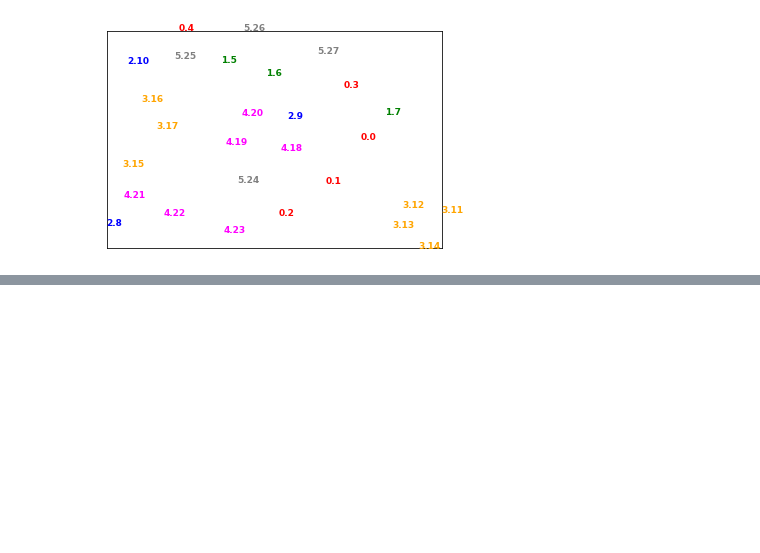
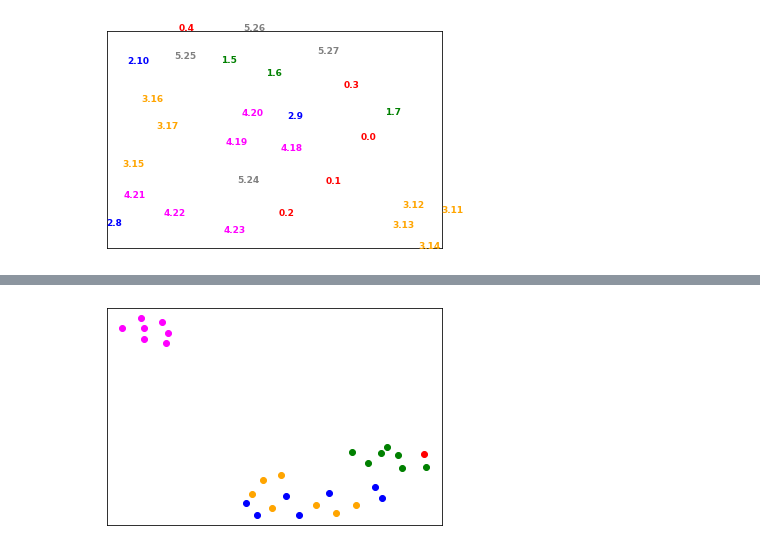
Before and after one commit to thomasly/slgnn, a Jupyter notebook: contextSub_pretrained_model_validation.ipynb, the cells around one changed output, grey strips where cells are left out. Cells and saved outputs as stored; diff of their text form; code cells hidden in the pictures; blank space fills up the shorter version.

```diff
--- a/contextSub_pretrained_model_validation.ipynb
+++ b/contextSub_pretrained_model_validation.ipynb
@@ -267,0 +299,4 @@ plot_embedding(umap_emb, mode="text")
+# %%
+plot_embedding(umap_emb, y, mode="dot")
+# %% [output]
+[figure, added]
```
Also changed, not shown: parts of 18 cells of this notebook, 9 other files.
